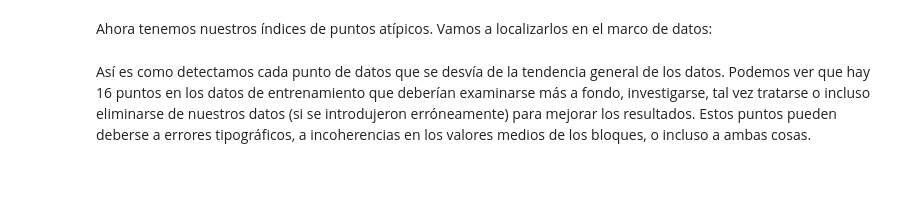
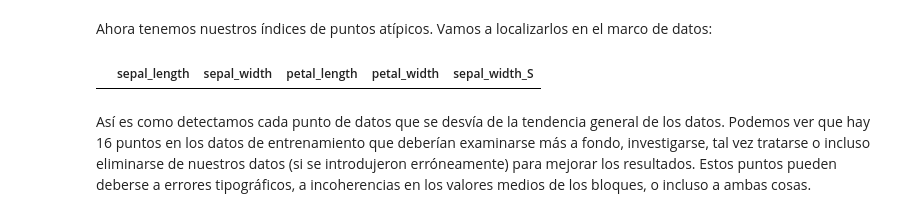
Before and after one commit to td2USA-20232/g1bonoknn, a Jupyter notebook: knn.ipynb, the cells around one changed output. Saved outputs shown, nothing was run; the diff lists cells and outputs as text; code cells hidden in the pictures; blank space fills up the shorter version.

```diff
--- a/knn.ipynb
+++ b/knn.ipynb
@@ -722,7 +442,9 @@ outlier_index
 Ahora tenemos nuestros índices de puntos atípicos. Vamos a localizarlos en el marco de datos:
 # %%
 # Filter outlier values
-outlier_values = df.iloc[outlier_index]
+outlier_values = iris.iloc[outlier_index]
 outlier_values
+# %% [output]
+|  | sepal_length | sepal_width | petal_length | petal_width | sepal_width_S |
 # %% [markdown]
 Así es como detectamos cada punto de datos que se desvía de la tendencia general de los datos. Podemos ver que hay 16 puntos en los datos de entrenamiento que deberían examinarse más a fondo, investigarse, tal vez tratarse o incluso eliminarse de nuestros datos (si se introdujeron erróneamente) para mejorar los resultados. Estos puntos pueden deberse a errores tipográficos, a incoherencias en los valores medios de los bloques, o incluso a ambas cosas.
```
Also changed, not shown: parts of 19 cells of this notebook, 1 other file.
